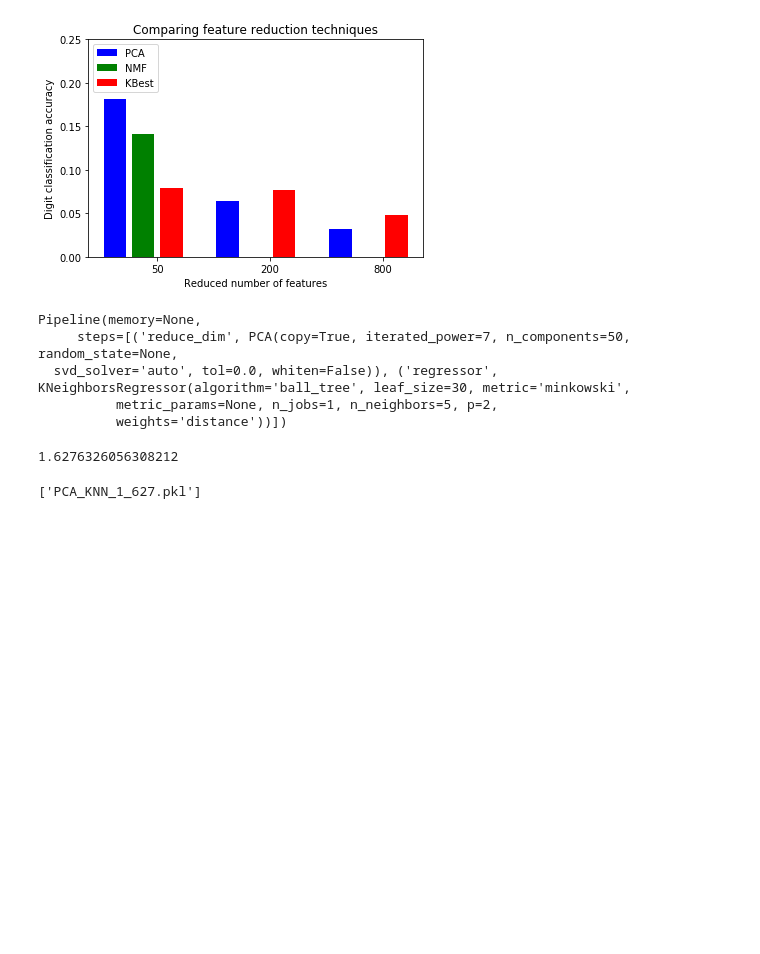
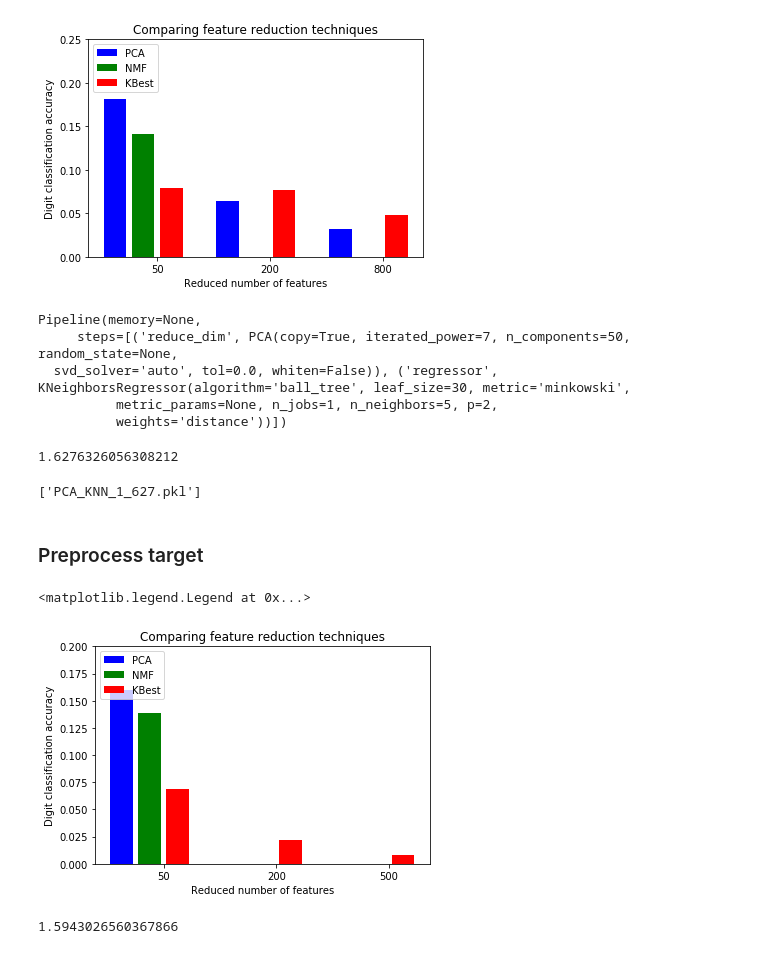
Before and after one commit to oldfly/kaggle, a Jupyter notebook: santander/GridSearch_FeatReduc_KNN_1_627.ipynb, the cells around one changed output. Saved outputs shown, nothing was run; the diff lists cells and outputs as text; code cells hidden in the pictures; blank space fills up the shorter version.

Commit message:
tests with tpot and y log

```diff
--- a/santander/GridSearch_FeatReduc_KNN_1_627.ipynb
+++ b/santander/GridSearch_FeatReduc_KNN_1_627.ipynb
@@ -138,3 +138,5 @@ from sklearn.externals import joblib
 joblib.dump(grid.best_estimator_, 'PCA_KNN_1_627.pkl')
 # %% [output]
 ['PCA_KNN_1_627.pkl']
+# %% [markdown]
+### Preprocess target
@@ -140,0 +226,20 @@ joblib.dump(grid.best_estimator_, 'PCA_KNN_1_627.pkl')
+# %%
+plt.figure()
+COLORS = 'bgrcmyk'
+for i, (label, reducer_scores) in enumerate(zip(reducer_labels, mean_scores)):
+    plt.bar(bar_offsets + i, reducer_scores, label=label, color=COLORS[i])
+
+plt.title("Comparing feature reduction techniques")
+plt.xlabel('Reduced number of features')
+plt.xticks(bar_offsets + len(reducer_labels) / 2, N_FEATURES_OPTIONS)
+plt.ylabel('Digit classification accuracy')
+plt.ylim((0, .2))
+plt.legend(loc='upper left')
+# %% [output]
+<matplotlib.legend.Legend at 0x...>
+[figure, added]
+# %%
+y_pred = grid.predict(X_test)
+print(rmsle_metric(y_test, y_pred))
+# %% [output]
+1.5943026560367866
```
Also changed, not shown: parts of 4 cells of this notebook, 7 other files.
